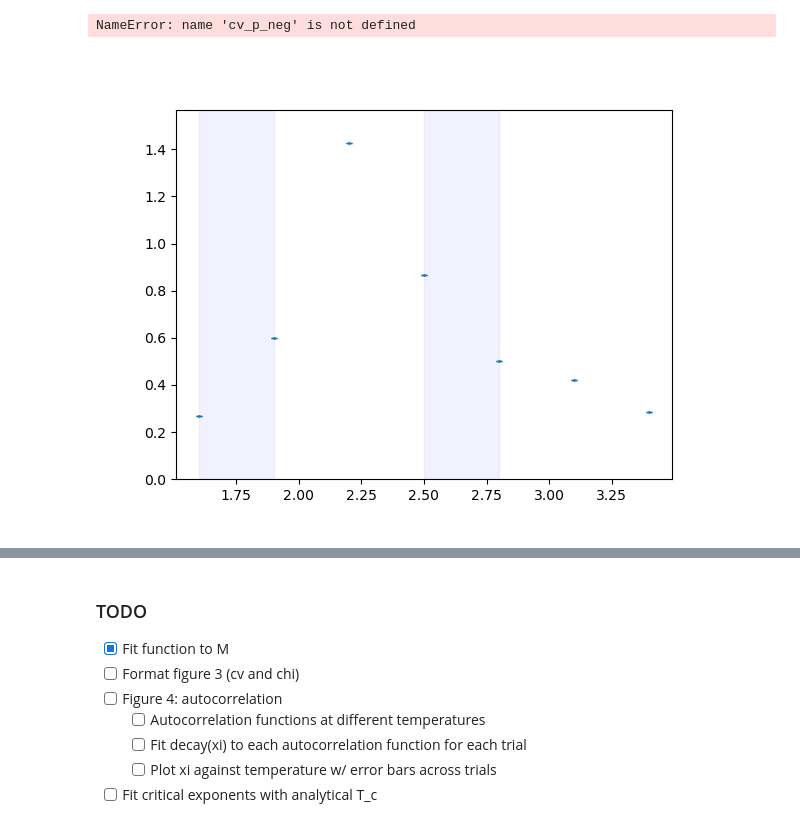
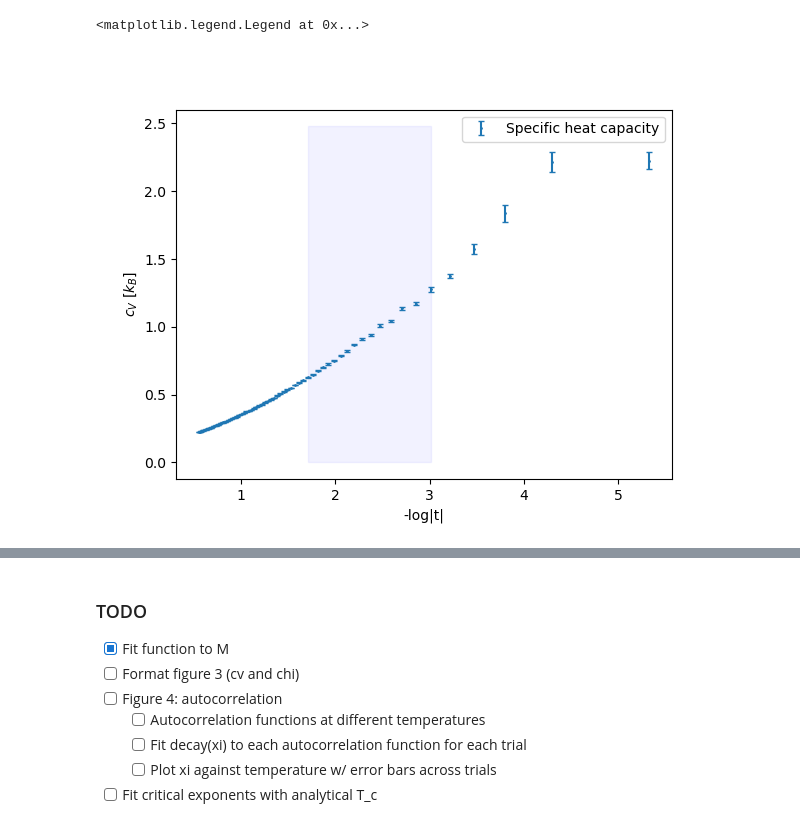
Before and after one commit to aderhall/phys382ising, a Jupyter notebook: analysis_notebooks/fit_observables.ipynb, the cells around one changed output, grey strips where cells are left out. Saved outputs shown, nothing was run; the diff lists cells and outputs as text; code cells hidden in the pictures.

```diff
--- a/analysis_notebooks/fit_observables.ipynb
+++ b/analysis_notebooks/fit_observables.ipynb
@@ -211,32 +244,16 @@ TypeError: Improper input: func input vector length N=3 must not exceed func out
-# %%
-# Plot cv with both fits
-
-plt.close()
-fig, ax = plt.subplots()
-
-ax.set_ylim(0, cv.max() * 1.1)
-
-#ax.vlines([temp[partition_l - 1], temp[partition_r]], 0, cv.max() * 1.1, linestyles="solid", color="black", alpha=0.7, label="exclusion radius")
-#ax.fill_betweenx([0, cv.max() * 1.1], temp[partition_l - 1], temp[partition_r], color="black", alpha=0.1, label="exclusion radius")
-ax.fill_betweenx([0, cv.max() * 1.1], temp[outer_l - 1], temp[partition_l - 1], color="blue", alpha=0.05, label="Included in fits")
-ax.fill_betweenx([0, cv.max() * 1.1], temp[partition_r], temp[outer_r], color="blue", alpha=0.05)
-#ax.vlines(analytic_T_c, 0, cv.max() * 1.1, linestyles="solid", color="red", label="$T_c$ (analytic)")
-#ax.vlines(cv_p_neg[2], 0, cv.max() * 1.1, linestyles="dashed", color="tab:green", label=f"$T_c$ (left fit) = {cv_p_neg[2]:.3f}")
-#ax.vlines(cv_p_pos[2], 0, cv.max() * 1.1, linestyles="dashed", color="tab:orange", label=f"$T_c$ (right fit) = {cv_p_pos[2]:.3f}")
-
-ax.errorbar(temp, cv, yerr=cv_error, fmt=".", label="data", capsize=2, markersize=2)
-ax.plot(temp[:partition_l], log(temp[:partition_l], *cv_p_neg), color="tab:green", label=f"Left fit ($C_v \sim \log |t|$)\n$T_c$ = {fmt_err(cv_p_neg[2], cv_var_neg[2])}")
-ax.plot(temp[partition_r:], log(temp[partition_r:], *cv_p_pos), color="tab:orange", label=f"Right fit ($C_v \sim \log |t|$)\n$T_c$ = {fmt_err(cv_p_pos[2], cv_var_pos[2])}")
-
-ax.legend()
-ax.set_xlabel(r"Temperature T $\left[\dfrac{J}{k_B}\right]$")
-ax.set_ylabel(r"Specific heat capacity $c_V$ $\left[k_B\right]$")
-fig.tight_layout()
-
-plt.savefig(f"{test_path}/plots/fig3_cv.png")
-# %% [output]
-NameError: name 'cv_p_neg' is not defined
-[figure, old version]
+# %%
+plt.close()
+fig, ax = plt.subplots()
+
+ax.errorbar(mlogt, cv[t_red_pos], yerr=cv_error[t_red_pos], fmt=".", label="Specific heat capacity", capsize=2, markersize=2)
+ax.fill_betweenx([0, cv.max() * 1.1], -np.log(t_red[partition_r]), -np.log(t_red[outer_r]), color="blue", alpha=0.05)
+
+ax.set_xlabel(r"-log|t|")
+ax.set_ylabel(r"$c_V$ $\left[k_B\right]$")
+ax.legend()
+# %% [output]
+<matplotlib.legend.Legend at 0x...>
+[figure, added]
 # %%
 # Underconstrained fit to chi to determine T_c
 
```
Also changed, not shown: parts of 18 cells of this notebook, 1 other file.
